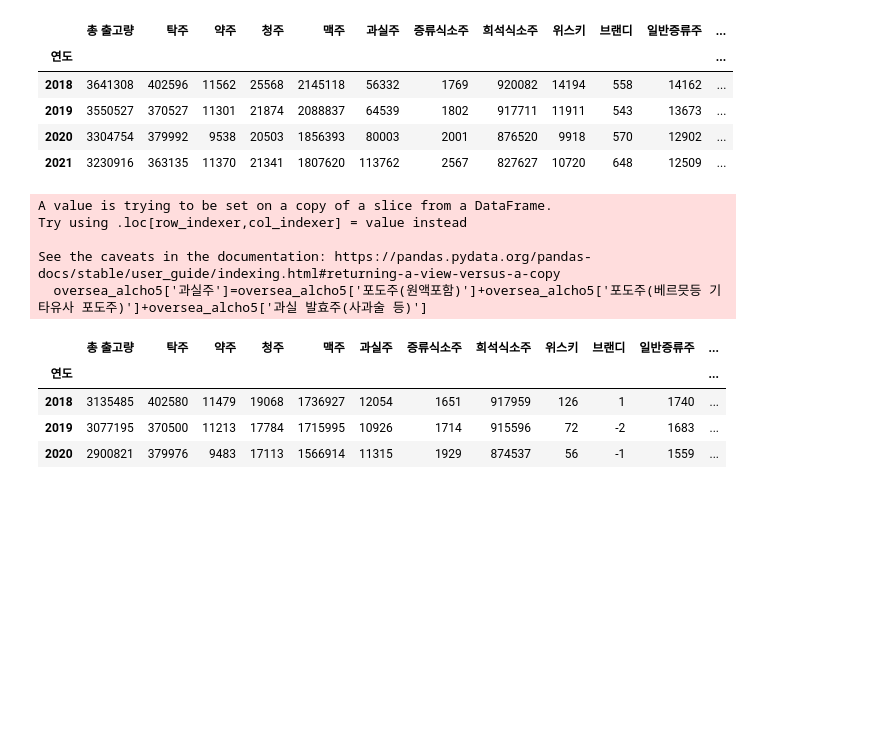
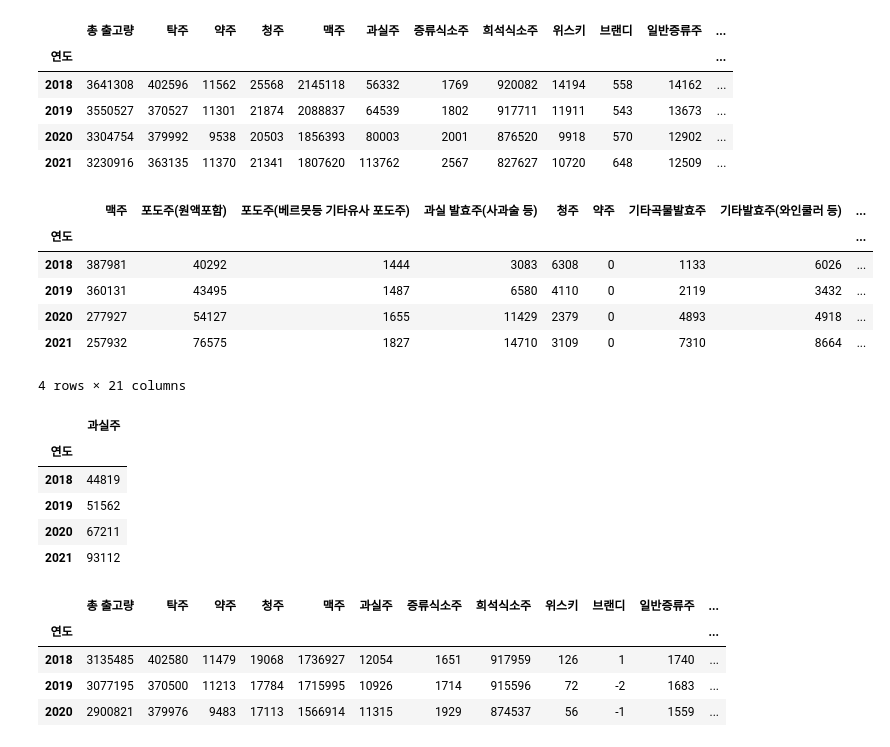
Before and after one commit to angelless00/KDT, a Jupyter notebook: 프로젝트/0718 맥주광고/2번코드_김아란 .ipynb, the cells around one changed output. Drawn from its saved outputs; the diff is of its cells as text; code cells hidden in the pictures; blank space fills up the shorter version.

```diff
--- a/프로젝트/0718 맥주광고/2번코드_김아란 .ipynb
+++ b/프로젝트/0718 맥주광고/2번코드_김아란 .ipynb
@@ -20,14 +20,26 @@ major_alcho5
 # %%
 oversea_alcho=oversea_alcho.set_index('연도')
 oversea_alcho5=oversea_alcho.loc[2018:2023]
+oversea_alcho5
+# %% [output]
+|  | 맥주 | 포도주(원액포함) | 포도주(베르믓등 기타유사 포도주) | 과실 발효주(사과술 등) | 청주 | 약주 | 기타곡물발효주 | 기타발효주(와인쿨러 등) | ... |
+| 연도 |  |  |  |  |  |  |  |  | ... |
+| 2018 | 387981 | 40292 | 1444 | 3083 | 6308 | 0 | 1133 | 6026 | ... |
+| 2019 | 360131 | 43495 | 1487 | 6580 | 4110 | 0 | 2119 | 3432 | ... |
+| 2020 | 277927 | 54127 | 1655 | 11429 | 2379 | 0 | 4893 | 4918 | ... |
+| 2021 | 257932 | 76575 | 1827 | 14710 | 3109 | 0 | 7310 | 8664 | ... |
+4 rows × 21 columns
 # %%
-oversea_alcho5['과실주']=oversea_alcho5['포도주(원액포함)']+oversea_alcho5['포도주(베르믓등 기타유사 포도주)']+oversea_alcho5['과실 발효주(사과술 등)']
+oversea=pd.DataFrame()
+oversea['과실주']=oversea_alcho5['포도주(원액포함)']+oversea_alcho5['포도주(베르믓등 기타유사 포도주)']+oversea_alcho5['과실 발효주(사과술 등)']
+oversea
 # %% [output]
-A value is trying to be set on a copy of a slice from a DataFrame.
-Try using .loc[row_indexer,col_indexer] = value instead
-
-See the caveats in the documentation: https://pandas.pydata.org/pandas-docs/stable/user_guide/indexing.html#returning-a-view-versus-a-copy
-  oversea_alcho5['과실주']=oversea_alcho5['포도주(원액포함)']+oversea_alcho5['포도주(베르믓등 기타유사 포도주)']+oversea_alcho5['과실 발효주(사과술 등)']
+|  | 과실주 |
+| 연도 |  |
+| 2018 | 44819 |
+| 2019 | 51562 |
+| 2020 | 67211 |
+| 2021 | 93112 |
 # %%
 national_alcho=national_alcho.set_index('연도')
 national_alcho5=national_alcho.loc[2018:2023]
```
Also changed, not shown: parts of 8 cells of this notebook, 6 other files.
